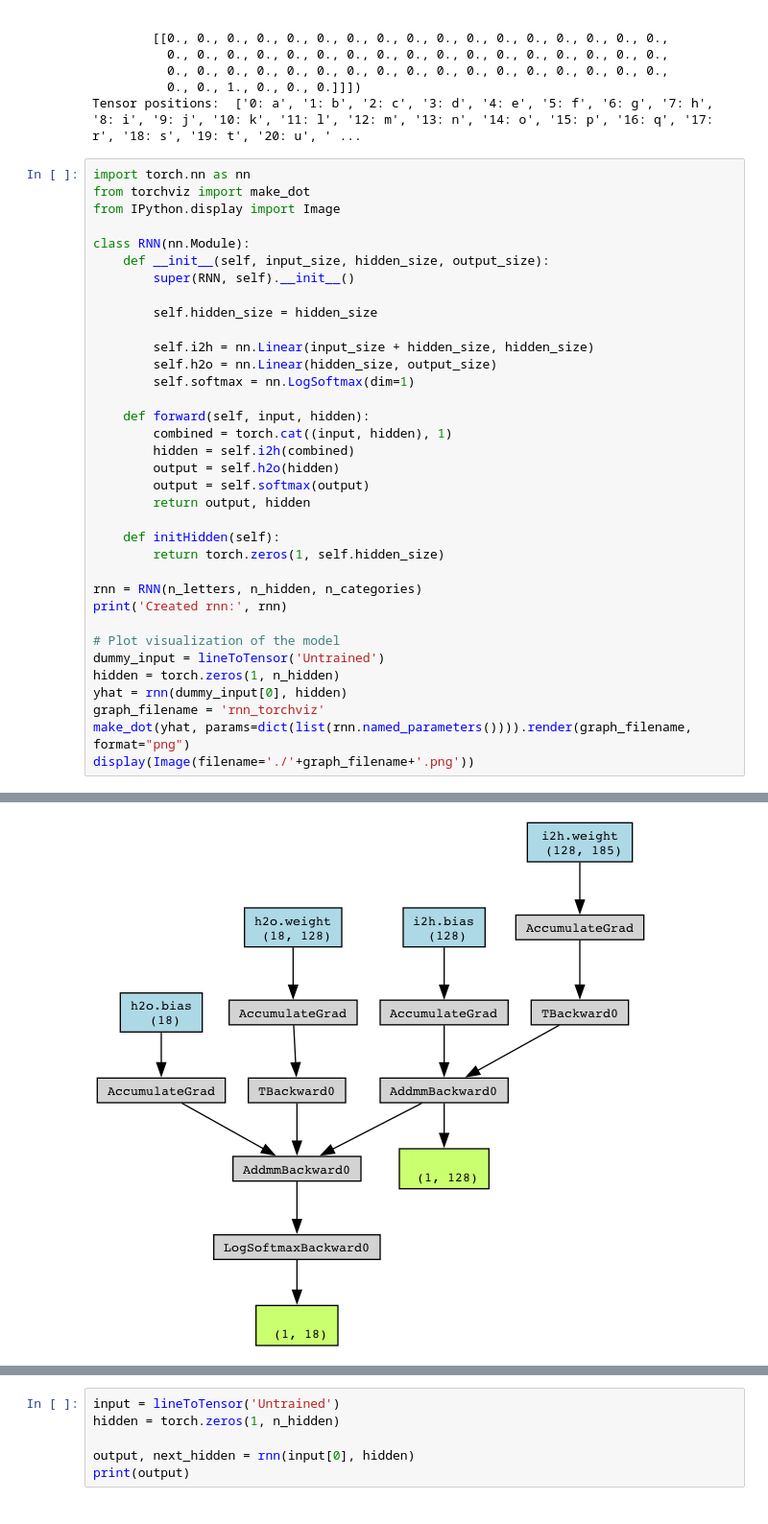
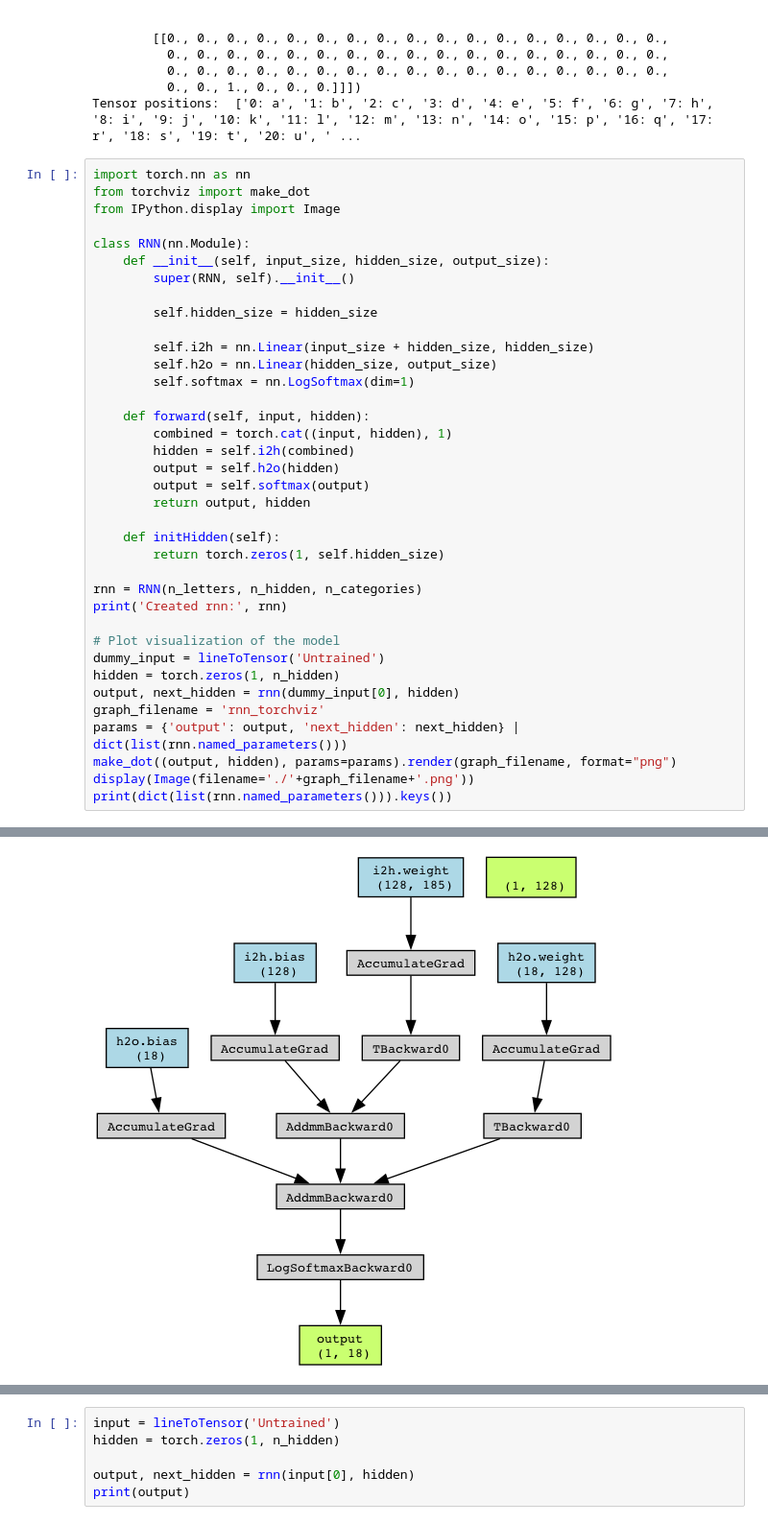
Before and after one commit to marceloramires/MLPlayground, a Jupyter notebook: 01 - Surname Nationality Classifying/surname_nationality_classifying.ipynb, the cells around one changed output, grey strips where cells are left out. Shown: that part at 96% size. Cells and saved outputs as stored; diff of their text form.

Commit message:
Adding labels to plotted output layers in RNN render

```diff
--- a/01 - Surname Nationality Classifying/surname_nationality_classifying.ipynb
+++ b/01 - Surname Nationality Classifying/surname_nationality_classifying.ipynb
@@ -113,33 +113,35 @@ class RNN(nn.Module):
         self.hidden_size = hidden_size
 
         self.i2h = nn.Linear(input_size + hidden_size, hidden_size)
         self.h2o = nn.Linear(hidden_size, output_size)
         self.softmax = nn.LogSoftmax(dim=1)
 
     def forward(self, input, hidden):
         combined = torch.cat((input, hidden), 1)
         hidden = self.i2h(combined)
         output = self.h2o(hidden)
         output = self.softmax(output)
         return output, hidden
 
     def initHidden(self):
         return torch.zeros(1, self.hidden_size)
 
 rnn = RNN(n_letters, n_hidden, n_categories)
 print('Created rnn:', rnn)
 
 # Plot visualization of the model
 dummy_input = lineToTensor('Untrained')
 hidden = torch.zeros(1, n_hidden)
-yhat = rnn(dummy_input[0], hidden)
+output, next_hidden = rnn(dummy_input[0], hidden)
 graph_filename = 'rnn_torchviz'
-make_dot(yhat, params=dict(list(rnn.named_parameters()))).render(graph_filename, format="png")
+params = {'output': output, 'next_hidden': next_hidden} | dict(list(rnn.named_parameters()))
+make_dot((output, hidden), params=params).render(graph_filename, format="png")
 display(Image(filename='./'+graph_filename+'.png'))
+print(dict(list(rnn.named_parameters())).keys())
 # %% [output]
 Created rnn: RNN(
   (i2h): Linear(in_features=185, out_features=128, bias=True)
   (h2o): Linear(in_features=128, out_features=18, bias=True)
   (softmax): LogSoftmax(dim=1)
 )
-[figure, old version]
+[figure, new version]
```
Also changed, not shown: parts of 1 cell of this notebook, 2 other files.
